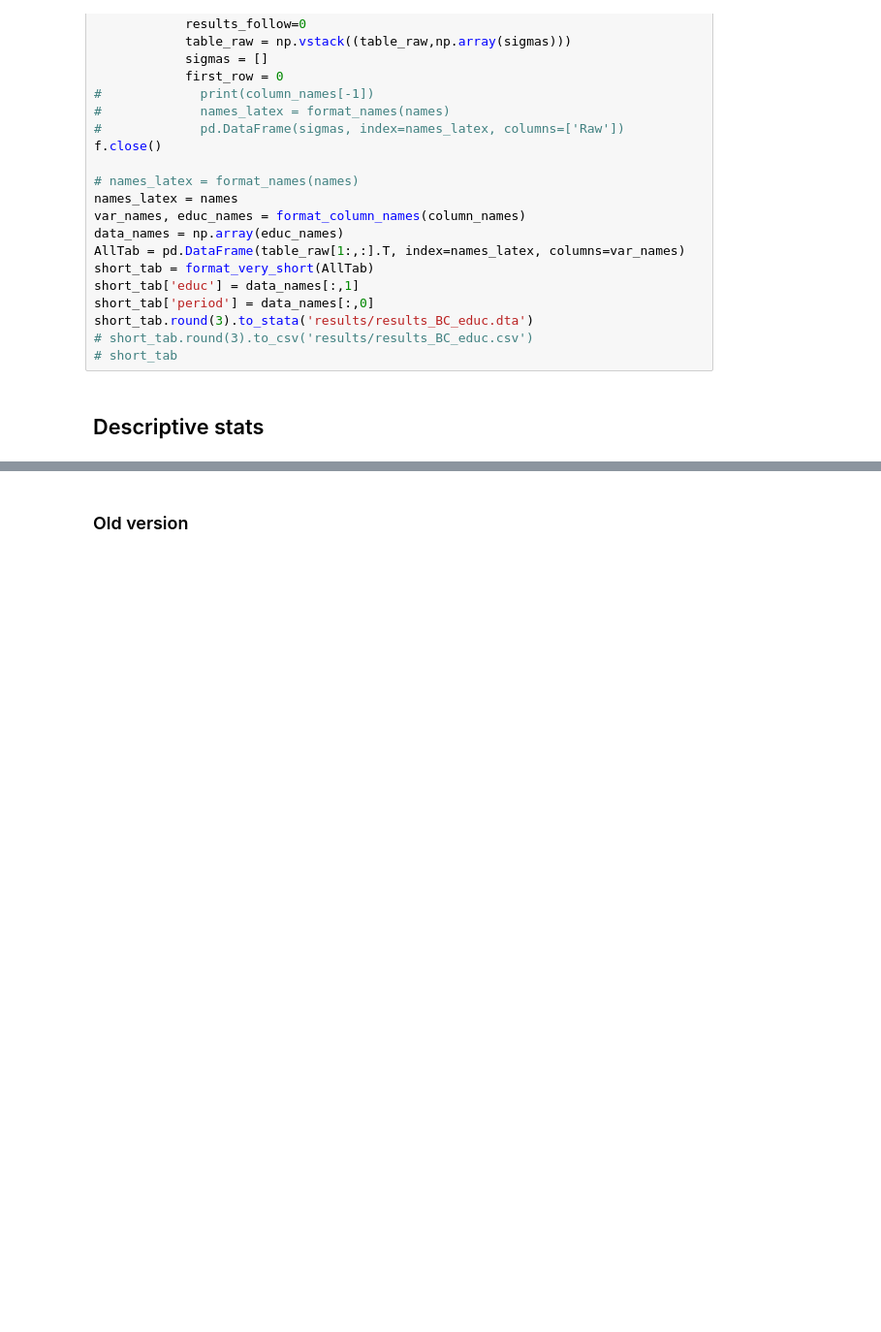
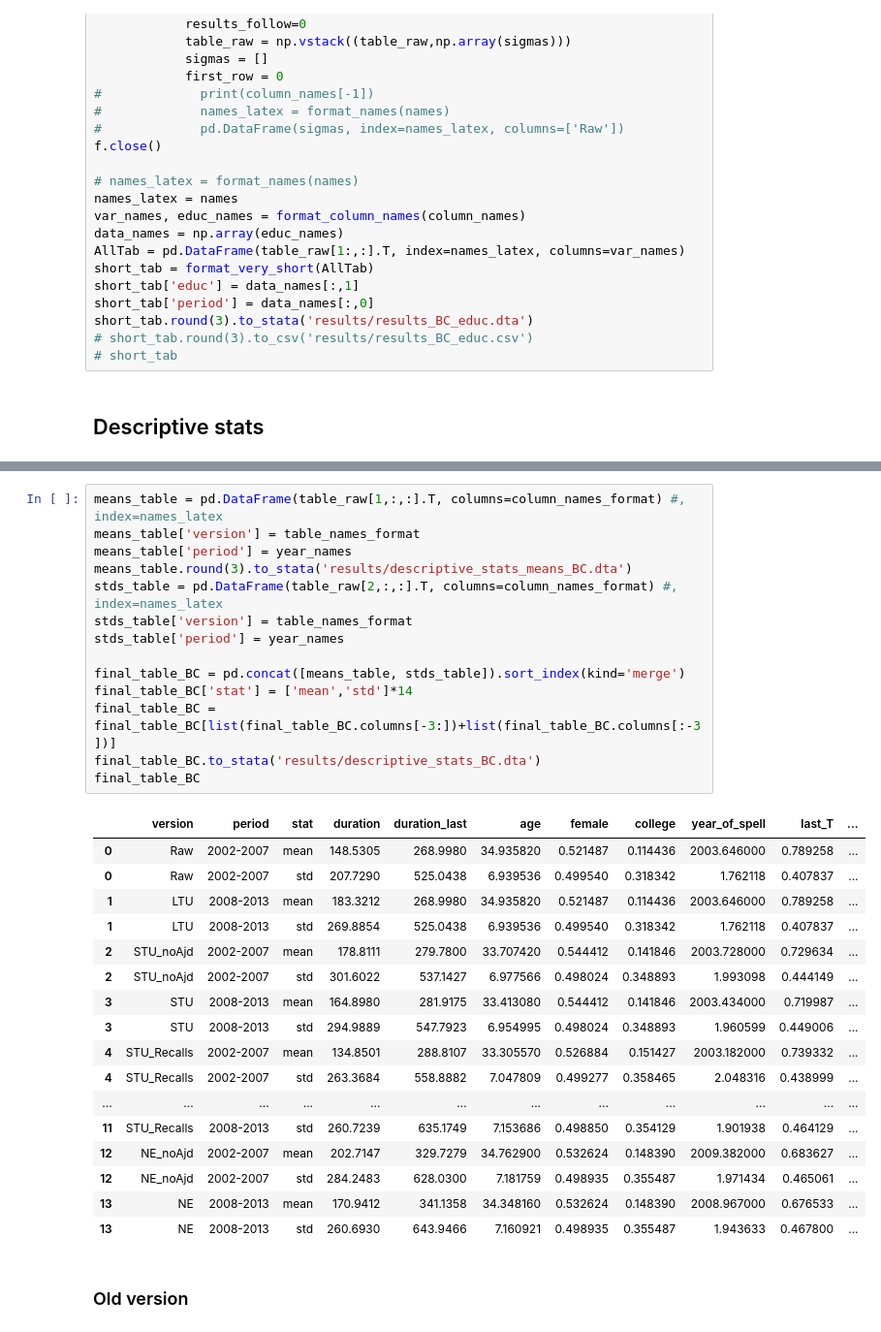
Before and after one commit to crisla/UVD_ABS_code, a Jupyter notebook: tables_and_plots.ipynb, the cells around one changed output, grey strips where cells are left out. Shown: that part at 97% size. Saved outputs shown, nothing was run; the diff lists cells and outputs as text; blank space fills up the shorter version.

```diff
--- a/tables_and_plots.ipynb
+++ b/tables_and_plots.ipynb
@@ -348,3 +387,35 @@ final_table
+# %%
+means_table = pd.DataFrame(table_raw[1,:,:].T, columns=column_names_format) #, index=names_latex
+means_table['version'] = table_names_format
+means_table['period'] = year_names
+means_table.round(3).to_stata('results/descriptive_stats_means_BC.dta')
+stds_table = pd.DataFrame(table_raw[2,:,:].T, columns=column_names_format) #, index=names_latex
+stds_table['version'] = table_names_format
+stds_table['period'] = year_names
+
+final_table_BC = pd.concat([means_table, stds_table]).sort_index(kind='merge')
+final_table_BC['stat'] = ['mean','std']*14
+final_table_BC = final_table_BC[list(final_table_BC.columns[-3:])+list(final_table_BC.columns[:-3])]
+final_table_BC.to_stata('results/descriptive_stats_BC.dta')
+final_table_BC
+# %% [output]
+|  | version | period | stat | duration | duration_last | age | female | college | year_of_spell | last_T | ... |
+| 0 | Raw | 2002-2007 | mean | 148.5305 | 268.9980 | 34.935820 | 0.521487 | 0.114436 | 2003.646000 | 0.789258 | ... |
+| 0 | Raw | 2002-2007 | std | 207.7290 | 525.0438 | 6.939536 | 0.499540 | 0.318342 | 1.762118 | 0.407837 | ... |
+| 1 | LTU | 2008-2013 | mean | 183.3212 | 268.9980 | 34.935820 | 0.521487 | 0.114436 | 2003.646000 | 0.789258 | ... |
+| 1 | LTU | 2008-2013 | std | 269.8854 | 525.0438 | 6.939536 | 0.499540 | 0.318342 | 1.762118 | 0.407837 | ... |
+| 2 | STU_noAjd | 2002-2007 | mean | 178.8111 | 279.7800 | 33.707420 | 0.544412 | 0.141846 | 2003.728000 | 0.729634 | ... |
+| 2 | STU_noAjd | 2002-2007 | std | 301.6022 | 537.1427 | 6.977566 | 0.498024 | 0.348893 | 1.993098 | 0.444149 | ... |
+| 3 | STU | 2008-2013 | mean | 164.8980 | 281.9175 | 33.413080 | 0.544412 | 0.141846 | 2003.434000 | 0.719987 | ... |
+| 3 | STU | 2008-2013 | std | 294.9889 | 547.7923 | 6.954995 | 0.498024 | 0.348893 | 1.960599 | 0.449006 | ... |
+| 4 | STU_Recalls | 2002-2007 | mean | 134.8501 | 288.8107 | 33.305570 | 0.526884 | 0.151427 | 2003.182000 | 0.739332 | ... |
+| 4 | STU_Recalls | 2002-2007 | std | 263.3684 | 558.8882 | 7.047809 | 0.499277 | 0.358465 | 2.048316 | 0.438999 | ... |
+| ... | ... | ... | ... | ... | ... | ... | ... | ... | ... | ... | ... |
+| 11 | STU_Recalls | 2008-2013 | std | 260.7239 | 635.1749 | 7.153686 | 0.498850 | 0.354129 | 1.901938 | 0.464129 | ... |
+| 12 | NE_noAjd | 2002-2007 | mean | 202.7147 | 329.7279 | 34.762900 | 0.532624 | 0.148390 | 2009.382000 | 0.683627 | ... |
+| 12 | NE_noAjd | 2002-2007 | std | 284.2483 | 628.0300 | 7.181759 | 0.498935 | 0.355487 | 1.971434 | 0.465061 | ... |
+| 13 | NE | 2008-2013 | mean | 170.9412 | 341.1358 | 34.348160 | 0.532624 | 0.148390 | 2008.967000 | 0.676533 | ... |
+| 13 | NE | 2008-2013 | std | 260.6930 | 643.9466 | 7.160921 | 0.498935 | 0.355487 | 1.943633 | 0.467800 | ... |
 # %% [markdown]
 ### Old version
 # %%
```
Also changed, not shown: parts of 3 cells of this notebook, 6 other files.
